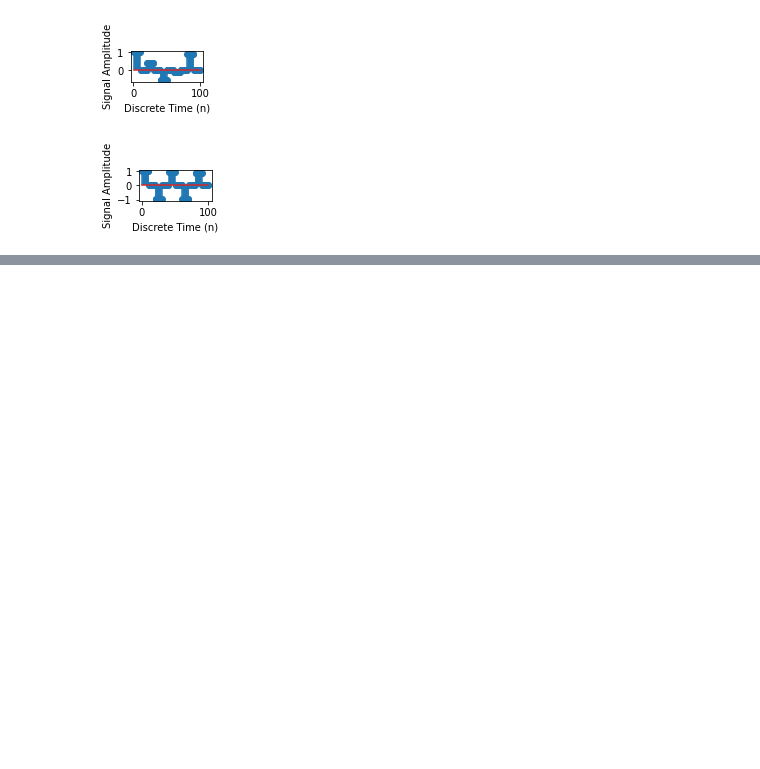
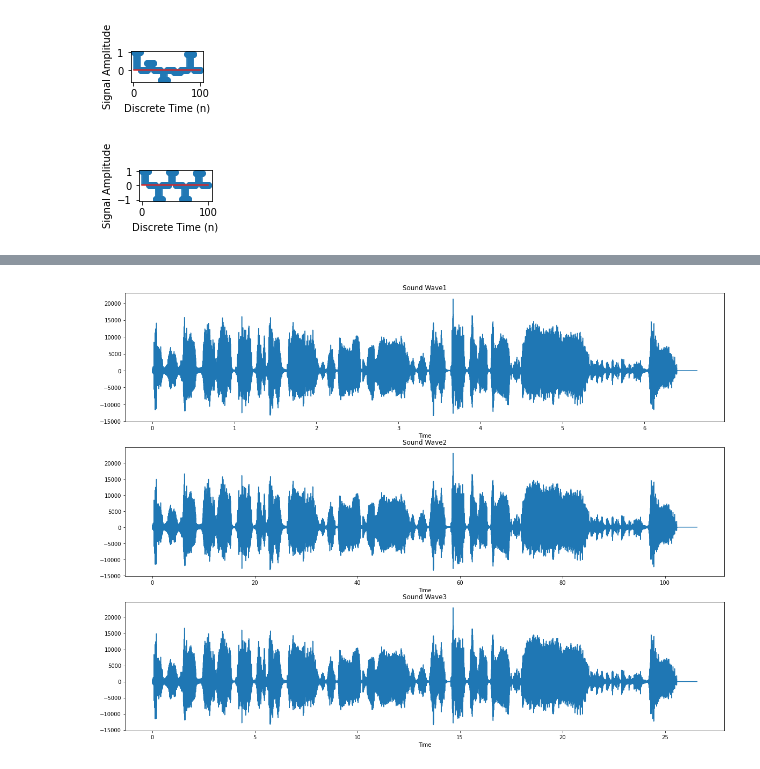
Before and after one commit to jetaehyun/ECE-3311-Projects, a Jupyter notebook: Project 2/ECE3311_Project3.ipynb, the cells around one changed output, grey strips where cells are left out. Drawn from its saved outputs; the diff is of its cells as text; code cells hidden in the pictures; blank space fills up the shorter version.

Commit message:
code up to question 6

```diff
--- a/Project 2/ECE3311_Project3.ipynb
+++ b/Project 2/ECE3311_Project3.ipynb
@@ -193,0 +369,49 @@ plt.show()
+# %%
+
+# Question 6
+#
+# IT'S FROM SPONGEBOB SQUAREPANTS....
+# https://www.youtube.com/watch?v=d1Z8Hz7M04A
+#
+
+raw = wave.open("mystery_1.wav")
+signal = raw.readframes(-1)
+signal = np.frombuffer(signal, dtype ="int16")
+f_rate = raw.getframerate()
+time = np.linspace(0,len(signal) / f_rate, num = len(signal))
+raw.close()
+
+raw2 = wave.open("mystery_2.wav")
+signal2 = raw2.readframes(-1)
+signal2 = np.frombuffer(signal2, dtype="int16")
+f_rate2 = raw2.getframerate()
+time2 = np.linspace(0, len(signal2) / f_rate2, num = len(signal2))
+raw2.close()
+
+raw3 = wave.open("mystery_3.wav")
+signal3 = raw3.readframes(-1)
+signal3 = np.frombuffer(signal2, dtype="int16")
+f_rate3 = raw3.getframerate()
+time3 = np.linspace(0, len(signal3) / f_rate3 , num = len(signal3))
+raw3.close()
+
+plt.figure(figsize=(20, 15))
+plt.subplot(311)
+plt.title("Sound Wave1")
+plt.xlabel("Time")
+plt.plot(time, signal)
+
+plt.subplot(312)
+plt.title("Sound Wave2")
+plt.xlabel("Time")
+plt.plot(time2, signal2)
+
+plt.subplot(313)
+plt.title("Sound Wave3")
+plt.xlabel("Time")
+plt.plot(time3, signal3)
+
+
+plt.show()
+# %% [output]
+[figure, added]
```
Also changed, not shown: parts of 3 cells of this notebook, 1 other file.
